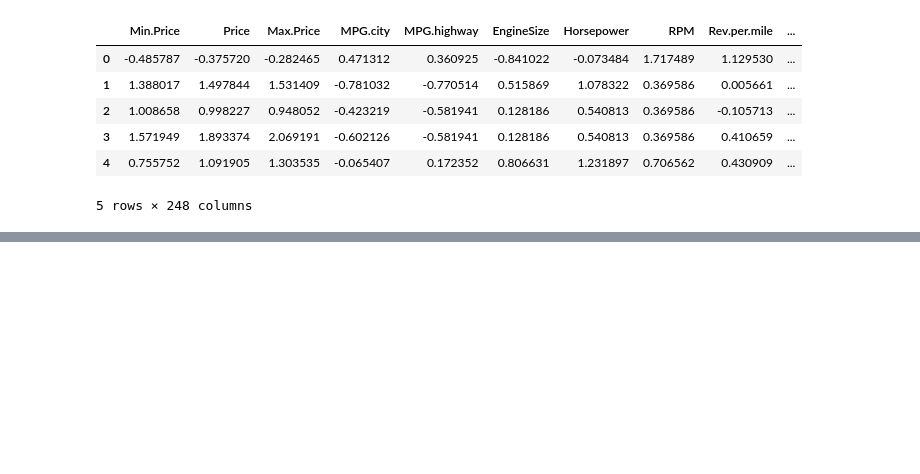
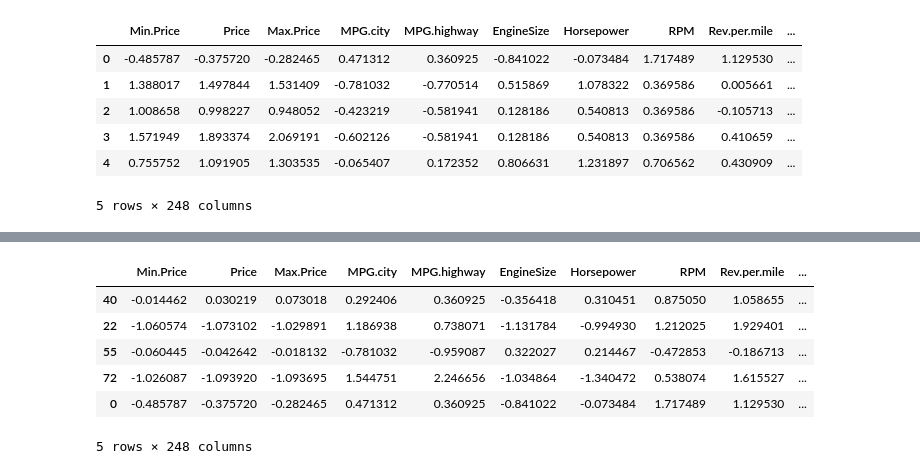
Before and after one commit to Armifara/Machine_Learning1, a Jupyter notebook: 03 - Feature Engineering/Feature Engineering.ipynb, the cells around one changed output, grey strips where cells are left out. Drawn from its saved outputs; the diff is of its cells as text; code cells hidden in the pictures; blank space fills up the shorter version.

```diff
--- a/03 - Feature Engineering/Feature Engineering.ipynb
+++ b/03 - Feature Engineering/Feature Engineering.ipynb
@@ -491,0 +526,17 @@ X_pre.head()
+# %%
+xtrain, xtest, ytrain, ytest = train_test_split(
+    X_pre,
+    Y,
+    test_size=0.2,
+    random_state=42,  # Setting a random state for reproducibility
+)
+# %%
+xtest.head()
+# %% [output]
+|  | Min.Price | Price | Max.Price | MPG.city | MPG.highway | EngineSize | Horsepower | RPM | Rev.per.mile | ... |
+| 40 | -0.014462 | 0.030219 | 0.073018 | 0.292406 | 0.360925 | -0.356418 | 0.310451 | 0.875050 | 1.058655 | ... |
+| 22 | -1.060574 | -1.073102 | -1.029891 | 1.186938 | 0.738071 | -1.131784 | -0.994930 | 1.212025 | 1.929401 | ... |
+| 55 | -0.060445 | -0.042642 | -0.018132 | -0.781032 | -0.959087 | 0.322027 | 0.214467 | -0.472853 | -0.186713 | ... |
+| 72 | -1.026087 | -1.093920 | -1.093695 | 1.544751 | 2.246656 | -1.034864 | -1.340472 | 0.538074 | 1.615527 | ... |
+| 0 | -0.485787 | -0.375720 | -0.282465 | 0.471312 | 0.360925 | -0.841022 | -0.073484 | 1.717489 | 1.129530 | ... |
+5 rows × 248 columns
```
Also changed, not shown: parts of 57 cells of this notebook, 6 other files.
